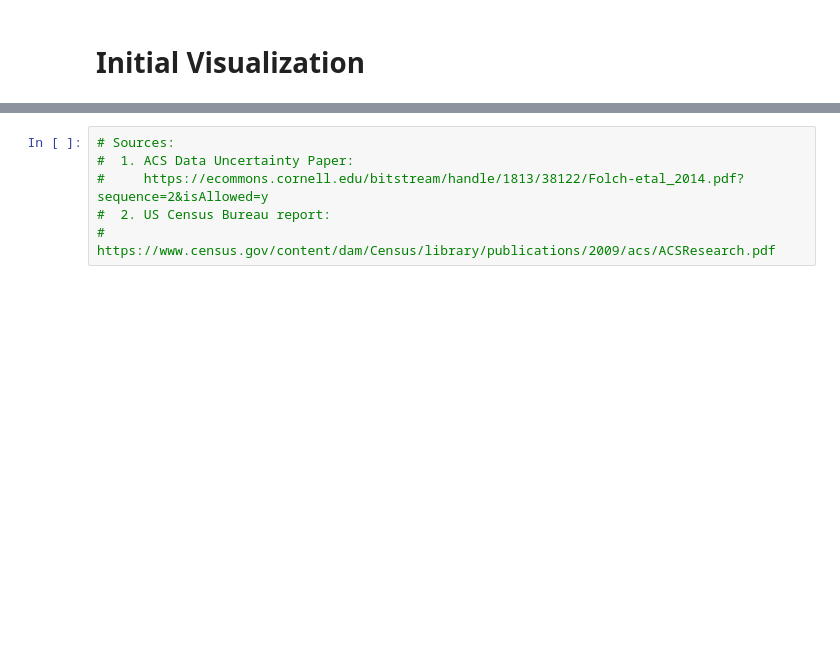
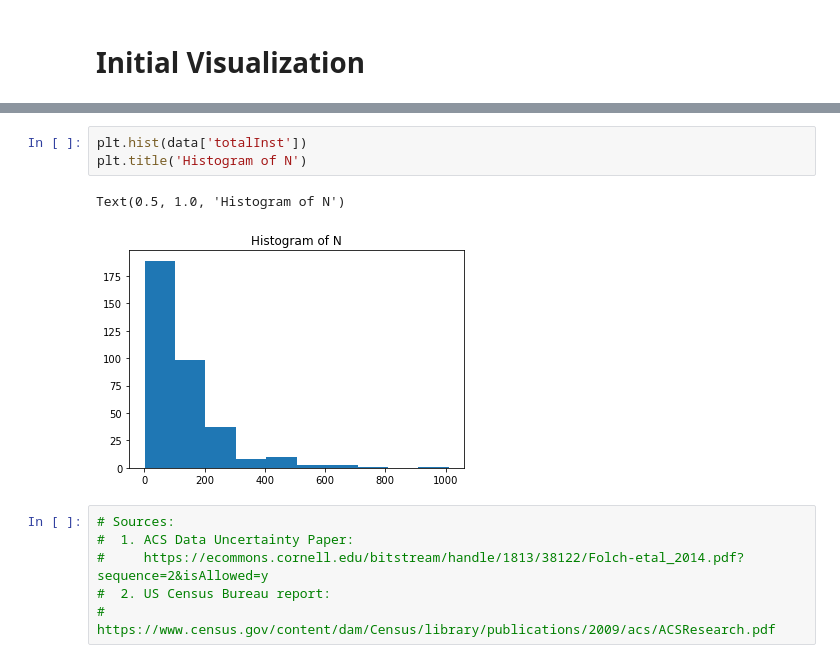
Before and after one commit to ghostpress/ee509-project, a Jupyter notebook: code/processing/dataProcNotebook.ipynb, the cells around one changed output, grey strips where cells are left out. Drawn from its saved outputs; the diff is of its cells as text; blank space fills up the shorter version.

```diff
--- a/code/processing/dataProcNotebook.ipynb
+++ b/code/processing/dataProcNotebook.ipynb
@@ -798,3 +860,9 @@ X.to_file(readyF('X/X.shp'))
+# %%
+plt.hist(data['totalInst'])
+plt.title('Histogram of N')
+# %% [output]
+Text(0.5, 1.0, 'Histogram of N')
+[figure, added]
 # %%
 # Sources:
 #  1. ACS Data Uncertainty Paper:
```
Also changed, not shown: parts of 5 cells of this notebook.
